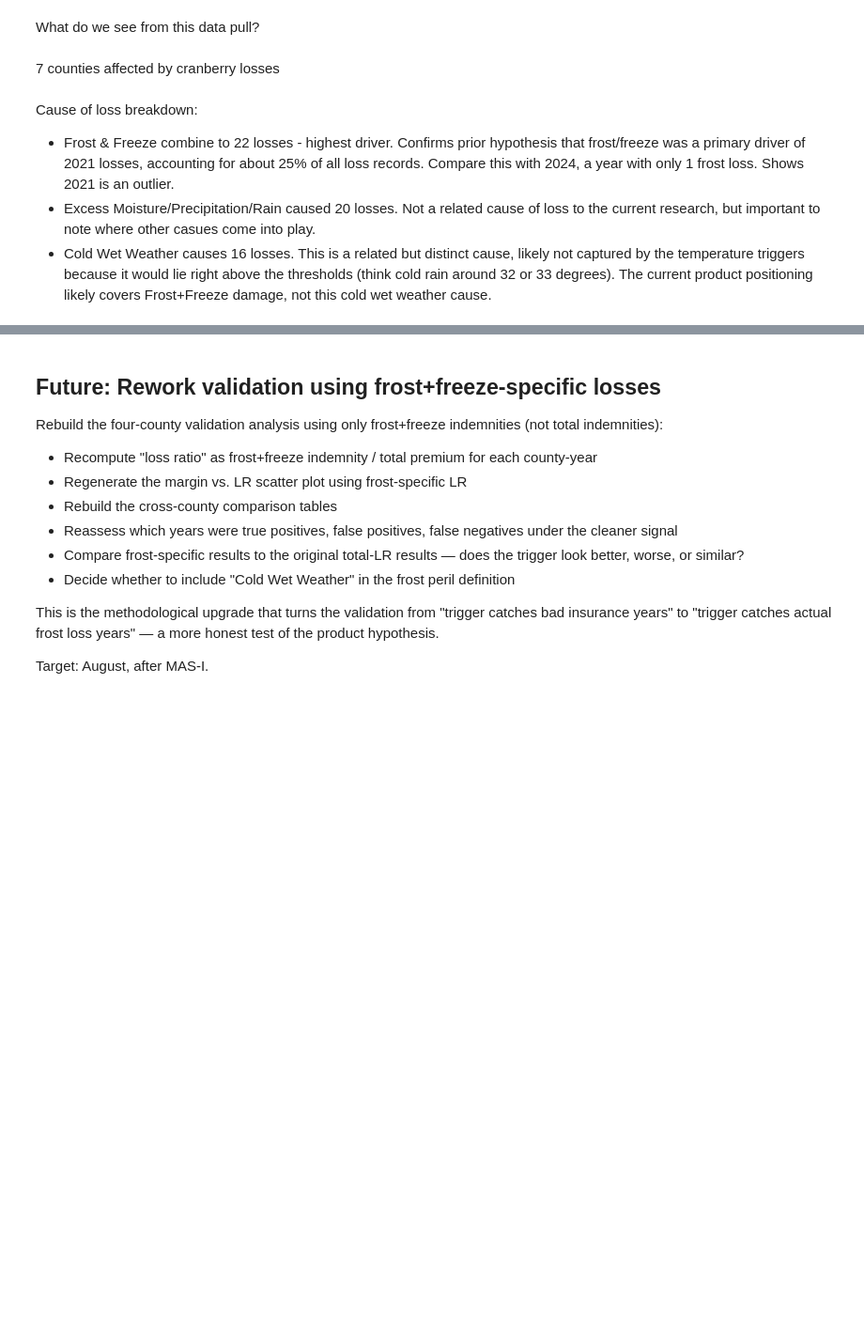
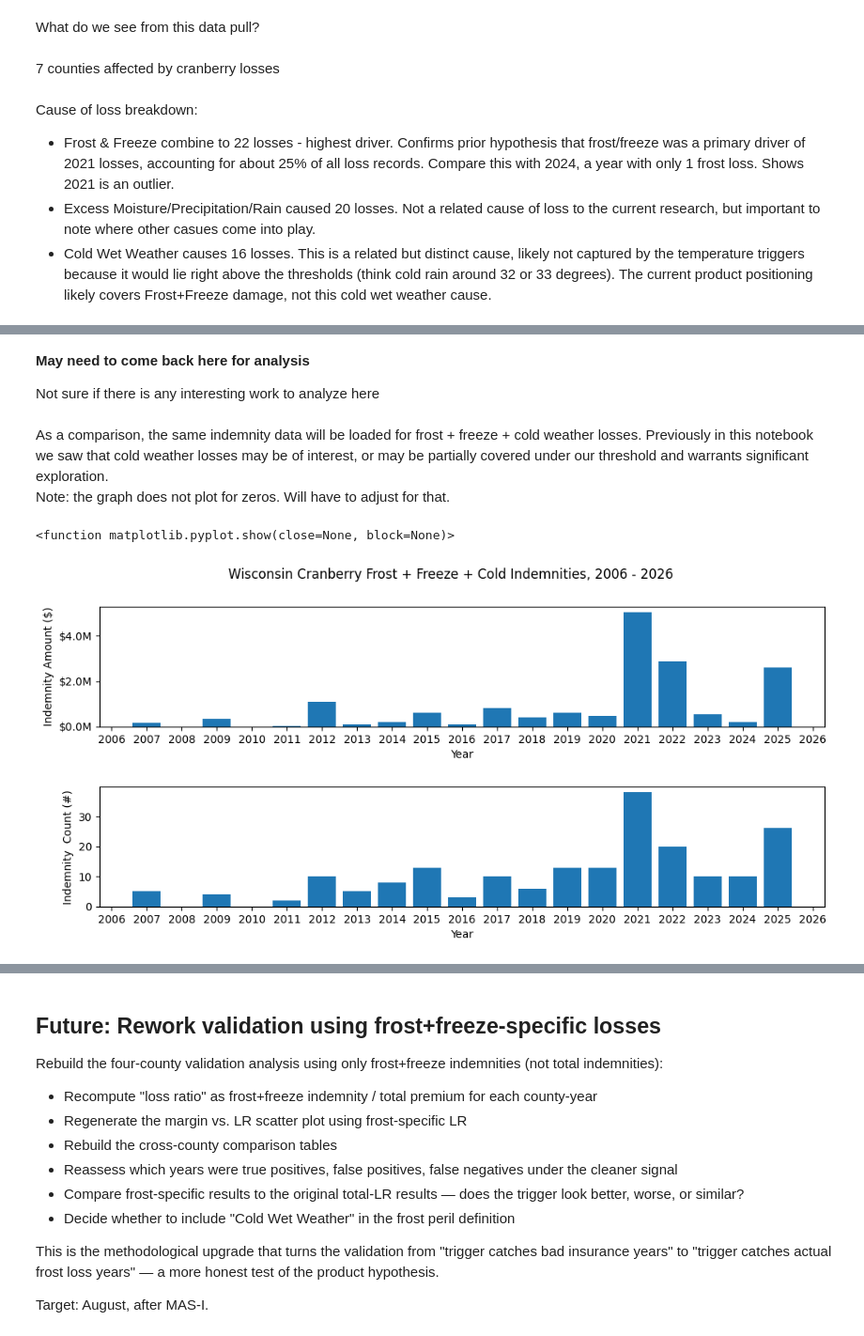
Before and after one commit to michaeljschumacher/parametric-cranberry, a Jupyter notebook: parametric_cranberry.ipynb, the cells around one changed output, grey strips where cells are left out. Shown at 94% size. Cells and saved outputs as stored; diff of their text form; code cells hidden in the pictures; blank space fills up the shorter version.

```diff
--- a/parametric_cranberry.ipynb
+++ b/parametric_cranberry.ipynb
@@ -761,0 +863,33 @@ Cause of loss breakdown:
+# %% [markdown]
+**May need to come back here for analysis**
+
+Not sure if there is any interesting work to analyze here
+# %% [markdown]
+As a comparison, the same indemnity data will be loaded for frost + freeze + cold weather losses. Previously in this notebook we saw that cold weather losses may be of interest, or may be partially covered under our threshold and warrants significant exploration.
+<br>
+Note: the graph does not plot for zeros. Will have to adjust for that.
+# %%
+frostfreezecold_losses = full_cran[(full_cran["causeoflosscode"]=="41")|(full_cran["causeoflosscode"]=="42")|(full_cran["causeoflosscode"]=="44")]
+ffc_by_year = frostfreezecold_losses.groupby("year").agg(
+    indemnity = ("IndemnityAmt", "sum"),
+    record_count = ("IndemnityAmt", "count")).reset_index()
+
+fig, axs = plt.subplots(2,1, figsize = (12,5))
+fig.suptitle("Wisconsin Cranberry Frost + Freeze + Cold Indemnities, 2006 - 2026")
+axs[0].bar(ffc_by_year["year"], ffc_by_year["indemnity"])
+axs[0].yaxis.set_major_formatter(plt.FuncFormatter(lambda x, _: f"${x/1e6:.1f}M"))
+axs[0].set_xticks(range(2006,2027))
+axs[0].set_ylabel("Indemnity Amount ($)")
+axs[0].set_xlabel("Year")
+
+axs[1].bar(ffc_by_year["year"], ffc_by_year["record_count"])
+axs[1].set_xticks(range(2006,2027))
+axs[1].set_ylabel("Indemnity  Count (#)")
+axs[1].set_xlabel("Year")
+
+plt.subplots_adjust(hspace=0.5)
+
+plt.show
+# %% [output]
+<function matplotlib.pyplot.show(close=None, block=None)>
+[figure, added]
```
Also changed, not shown: parts of 20 cells of this notebook, 22 other files.
